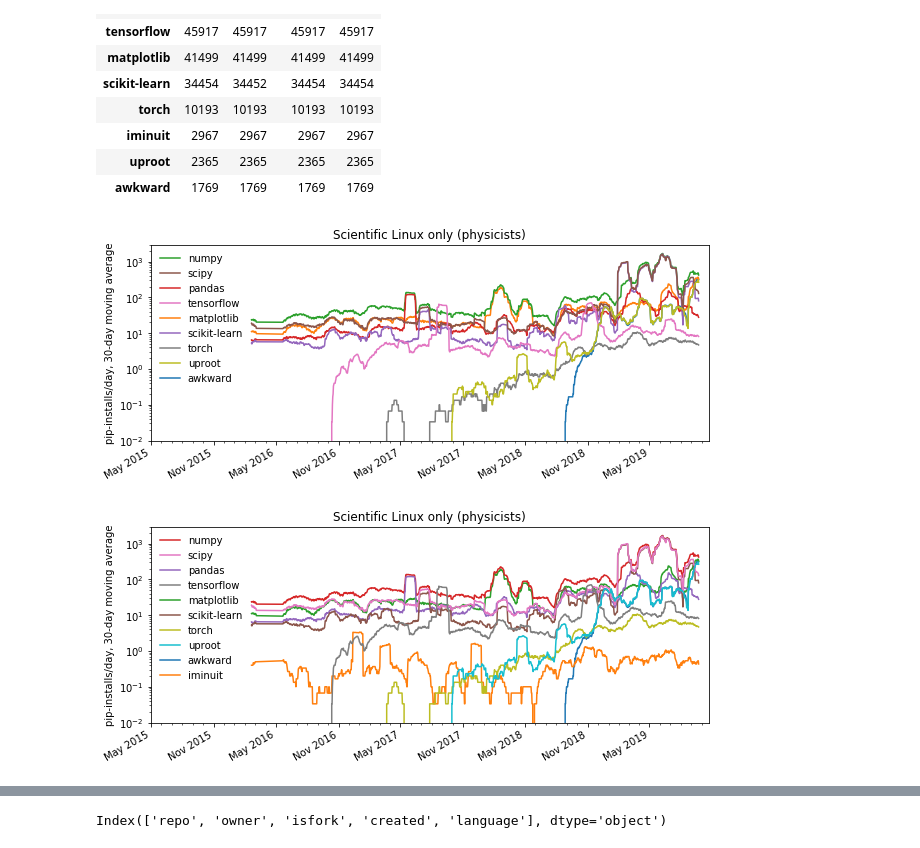
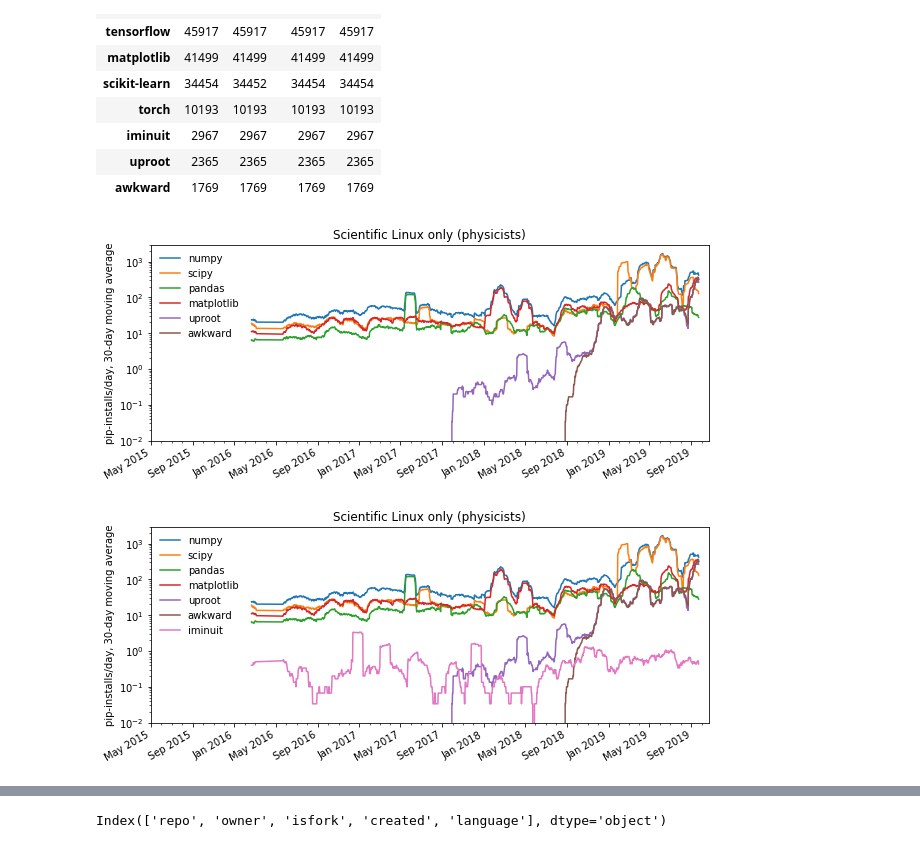
Before and after one commit to jpivarski-talks/2019-10-17-pyhep-awkward, a Jupyter notebook: analysis.ipynb, the cells around one changed output, grey strips where cells are left out. Drawn from its saved outputs; the diff is of its cells as text; code cells hidden in the pictures.

```diff
--- a/analysis.ipynb
+++ b/analysis.ipynb
@@ -26,34 +26,38 @@ dfos.groupby("project").count().sort_values("count", ascending=False)
 | uproot | 2365 | 2365 | 2365 | 2365 |
 | awkward | 1769 | 1769 | 1769 | 1769 |
 # %%
-# FIXME: change the order of the columns so that iminuit is last (so that the colors are stable.)
-
-def plotit(df, vertical, title, selection, islog=True, dropminuit=False):
+def plotit(df, vertical, title, selection, islog=True, dropminuit=False, dropml=False, dropmine=False):
+    which = ["numpy", "scipy", "pandas", "matplotlib", "tensorflow", "scikit-learn", "torch", "uproot", "awkward", "iminuit"]
     if dropminuit:
-        df = df[df["project"] != "iminuit"]
+        del which[which.index("iminuit")]
+    if dropml:
+        del which[which.index("tensorflow")]
+        del which[which.index("scikit-learn")]
+        del which[which.index("torch")]
+    if dropmine:
+        del which[which.index("uproot")]
+        del which[which.index("awkward")]
     if selection is not None:
         df = df[df["os"] == selection]
-    ax = df.groupby(["date", "project"])["count"].sum().unstack().fillna(0).rolling(30).mean().plot(figsize=(10, 4))
+    df = df.groupby(["date", "project"])["count"].sum().unstack()[which]
+    ax = df.fillna(0).rolling(30).mean().plot(figsize=(10, 4))
     matplotlib.pyplot.title(title)
     if islog:
         matplotlib.pyplot.yscale("log")
     matplotlib.pyplot.xlabel("")
     matplotlib.pyplot.ylabel("pip-installs/day, 30-day moving average")
     handles, labels = ax.get_legend_handles_labels()
-    order = ["numpy", "scipy", "pandas", "tensorflow", "matplotlib", "scikit-learn", "torch", "uproot", "awkward", "iminuit"]
-    if dropminuit:
-        order = order[:-1]
-    ax.legend([handles[labels.index(x)] for x in order], order, loc="upper left", frameon=False)
+    ax.legend(loc="upper left", frameon=False)
     ax.set_xlim((datetime.date(2015, 5, 1), datetime.date(2019, 10, 22)))
     ax.set_ylim((0.01, vertical))
     ax.xaxis.set_minor_locator(matplotlib.dates.MonthLocator())
-    ax.xaxis.set_major_locator(matplotlib.dates.MonthLocator(interval=6))
+    ax.xaxis.set_major_locator(matplotlib.dates.MonthLocator(bymonth=[1, 5, 9]))
     ax.xaxis.set_major_formatter(matplotlib.dates.DateFormatter('%b %Y'))
 # %%
-plotit(dfsci, 3000, "Scientific Linux only (physicists)", None, dropminuit=True)
+plotit(dfsci, 3000, "Scientific Linux only (physicists)", None, dropminuit=True, dropml=True)
 # %% [output]
-[figure, old version]
+[figure, new version]
 # %%
-plotit(dfsci, 3000, "Scientific Linux only (physicists)", None)
+plotit(dfsci, 3000, "Scientific Linux only (physicists)", None, dropminuit=False, dropml=True)
 # %% [output]
-[figure, old version]
+[figure, new version]
```
Also changed, not shown: parts of 15 cells of this notebook.
